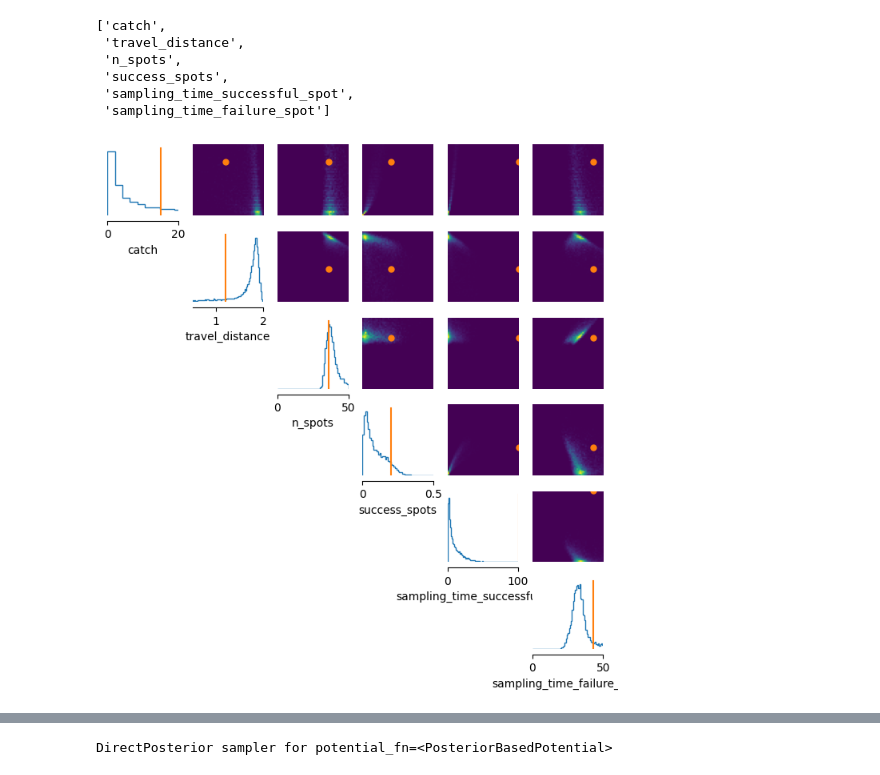
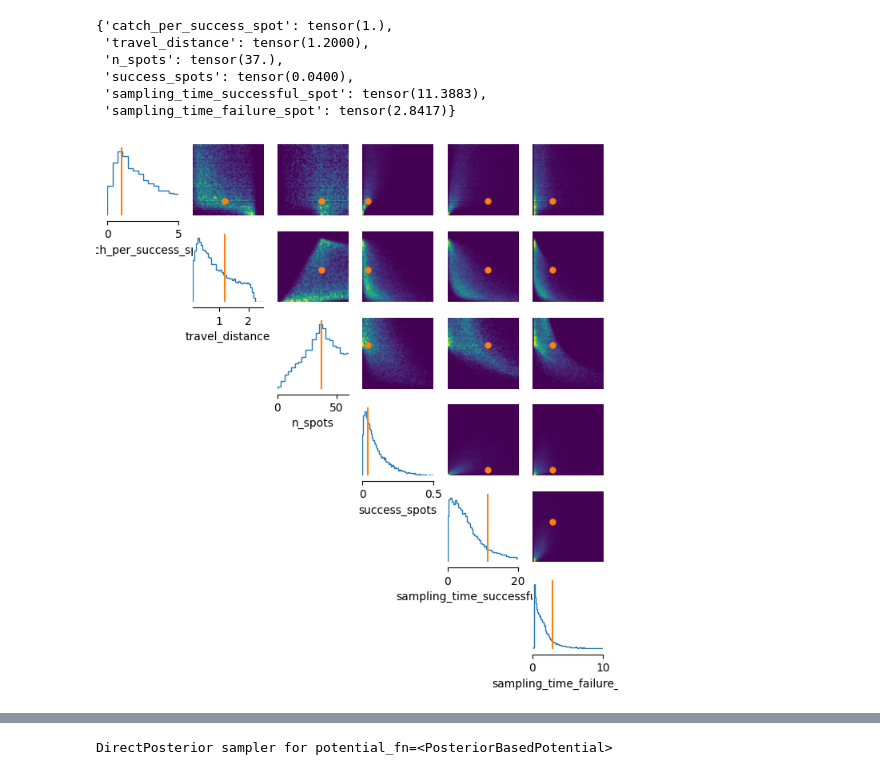
Before and after one commit to vagechirkov/IceFishingABM-MESA, a Jupyter notebook: sbi_inference/inference_pipeline.ipynb, the cells around one changed output, grey strips where cells are left out. Saved outputs shown, nothing was run; the diff lists cells and outputs as text; code cells hidden in the pictures.

```diff
--- a/sbi_inference/inference_pipeline.ipynb
+++ b/sbi_inference/inference_pipeline.ipynb
@@ -31,6 +76,6 @@ def reparam_weights_to_stick_breaking(df: pd.DataFrame) -> np.ndarray:
     df["spot_selection_w_social"].to_numpy()
     df["spot_selection_w_success"].to_numpy()
 # %%
-df = load_latest_csv()
+df = load_and_merge_latest_parts()
 df.head()
 # %% [output]
@@ -85,24 +156,47 @@ theta = torch.as_tensor(theta_np, dtype=torch.float32)
 X = torch.as_tensor(X_np, dtype=torch.float32)
 # x_obs = torch.as_tensor([3, 1.2, 33.5, 0.15, 3.5], dtype=torch.float32)
 # x_obs = torch.as_tensor([3, 1.2, 33.5, 0.15, 3.5], dtype=torch.float32)
-x_obs = torch.as_tensor([15, 1.2, 36, 0.2, 14 * 7.2, 1.5 * 28.8], dtype=torch.float32)
+
+# x_obs = torch.as_tensor([2,
+#                          1.2,
+#                          33.5,
+#                          0.1,
+#                          582.2 / 60,
+#                          126.4 / 60],
+#                         dtype=torch.float32)
+
+# x_obs = torch.as_tensor([2,
+#                          1.2,
+#                          29.0,
+#                          0.28,
+#                          636.7 / 60,
+#                          179.0 / 60],
+#                         dtype=torch.float32)
+
+x_obs = torch.as_tensor([1,
+                         1.2,
+                         37,
+                         0.04,
+                         683.3 / 60,
+                         170.5 / 60],
+                        dtype=torch.float32)
 # %%
-SUMMARY_COLS
+dict(zip(SUMMARY_COLS, x_obs))
 # %% [output]
-['catch',
- 'travel_distance',
- 'n_spots',
- 'success_spots',
- 'sampling_time_successful_spot',
- 'sampling_time_failure_spot']
+{'catch_per_success_spot': tensor(1.),
+ 'travel_distance': tensor(1.2000),
+ 'n_spots': tensor(37.),
+ 'success_spots': tensor(0.0400),
+ 'sampling_time_successful_spot': tensor(11.3883),
+ 'sampling_time_failure_spot': tensor(2.8417)}
 # %%
 _ = pairplot(
     samples=X,
     points=x_obs[None, :],  # `points` needs a batch dimension.
-    limits=[[0, 20], [0.5, 2], [0, 50], [0, 0.5], [0, 100], [0, 50]],
+    limits=[[0, 5], [0.1, 2.5], [0, 60], [0, 0.5], [0, 20], [0, 10]],
     labels=SUMMARY_COLS,
     figsize=(8, 8),
 )
 # %% [output]
-[figure, old version]
+[figure, new version]
 # %%
```
Also changed, not shown: parts of 15 cells of this notebook, 4 other files.
